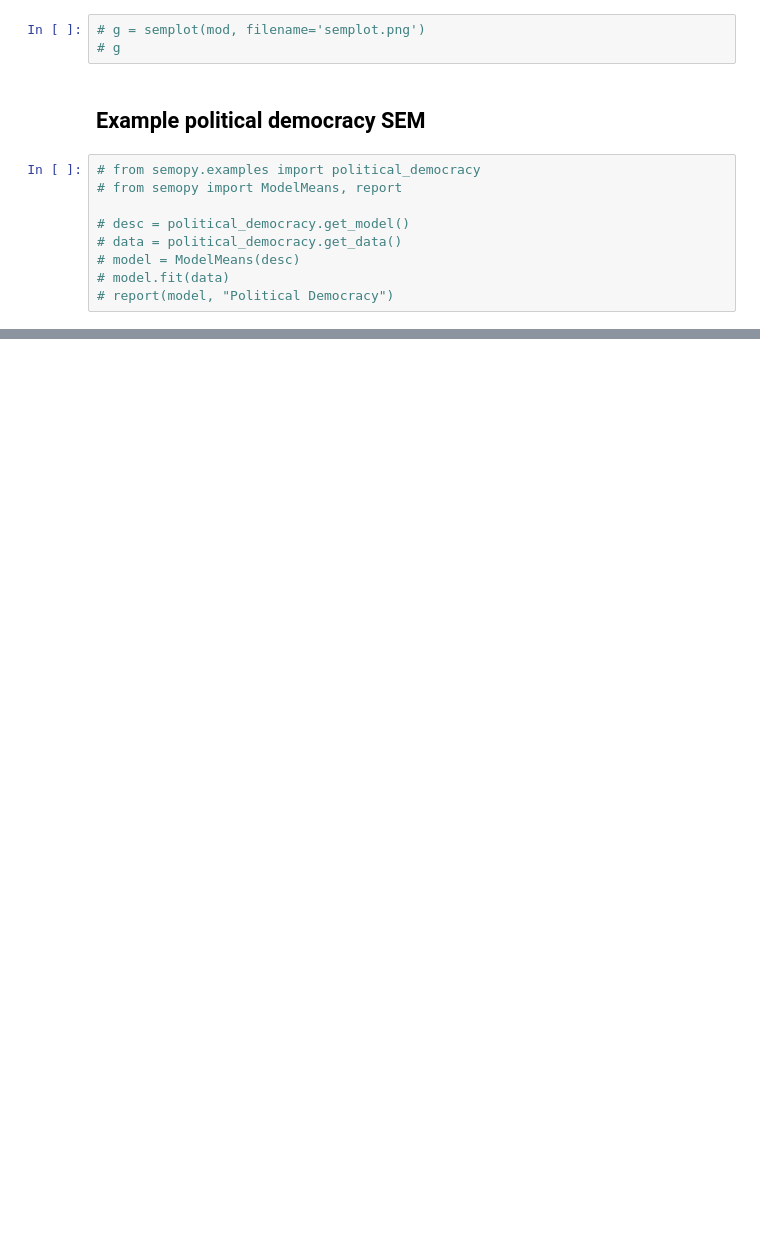
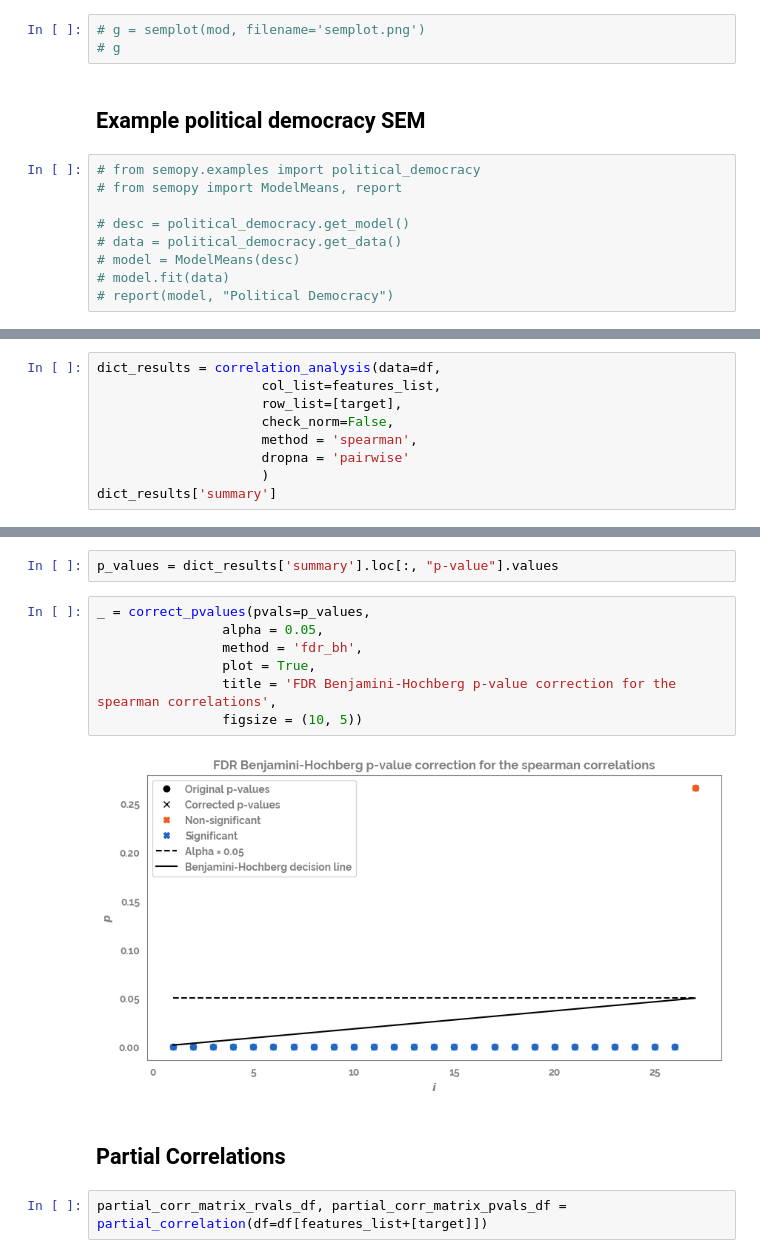
Before and after one commit to Citizen-Shield/multi-method-protective-behaviour, a Jupyter notebook: regular_methods_clean.ipynb, the cells around one changed output, grey strips where cells are left out. Cells and saved outputs as stored; diff of their text form; blank space fills up the shorter version.

```diff
--- a/regular_methods_clean.ipynb
+++ b/regular_methods_clean.ipynb
@@ -322,0 +423,9 @@ estimates[estimates["p-value"] < 0.05]
+# %%
+dict_results = correlation_analysis(data=df,
+                     col_list=features_list,
+                     row_list=[target],
+                     check_norm=False,
+                     method = 'spearman',
+                     dropna = 'pairwise'
+                     )
+dict_results['summary']
@@ -322,0 +450,15 @@ estimates[estimates["p-value"] < 0.05]
+# %%
+p_values = dict_results['summary'].loc[:, "p-value"].values
+# %%
+_ = correct_pvalues(pvals=p_values,
+                alpha = 0.05,
+                method = 'fdr_bh',
+                plot = True,
+                title = 'FDR Benjamini-Hochberg p-value correction for the spearman correlations',
+                figsize = (10, 5))
+# %% [output]
+[figure, added]
+# %% [markdown]
+## Partial Correlations
+# %%
+partial_corr_matrix_rvals_df, partial_corr_matrix_pvals_df = partial_correlation(df=df[features_list+[target]])
```
Also changed, not shown: parts of 17 cells of this notebook, 13 other files.
